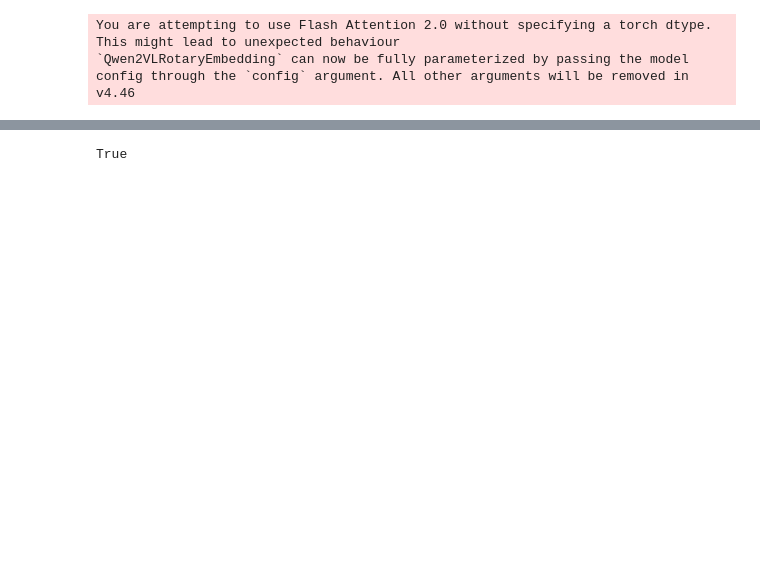
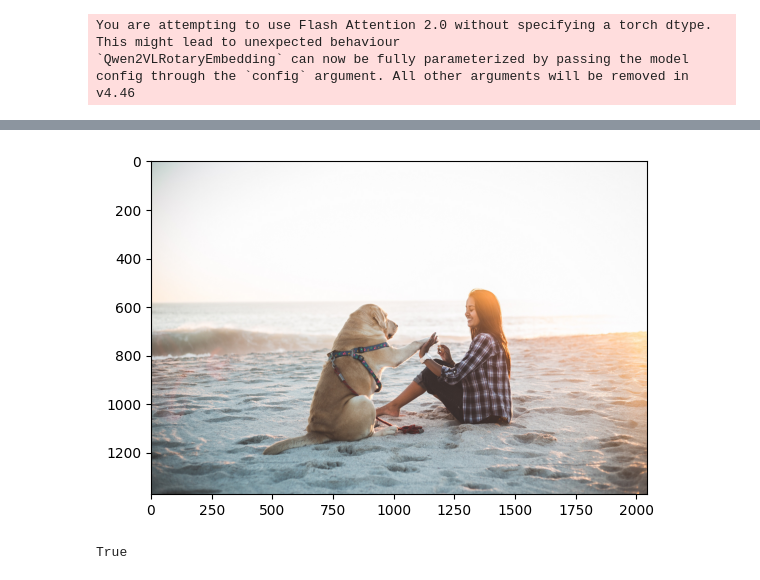
Before and after one commit to tatami-galaxy/vlm-interp, a Jupyter notebook: experiments/notebooks/qwen/qwen_tokens_to_image.ipynb, the cells around one changed output, grey strips where cells are left out. Cells and saved outputs as stored; diff of their text form; code cells hidden in the pictures; blank space fills up the shorter version.

```diff
--- a/experiments/notebooks/qwen/qwen_tokens_to_image.ipynb
+++ b/experiments/notebooks/qwen/qwen_tokens_to_image.ipynb
@@ -80,0 +43,19 @@ print(flatten_patches.shape)
+# %%
+messages = [
+    {
+        "role": "user",
+        "content": [
+            {
+                "type": "image",
+                "image": "https://qianwen-res.oss-cn-beijing.aliyuncs.com/Qwen-VL/assets/demo.jpeg",
+            },
+            {"type": "text", "text": "Describe this image."},
+        ],
+    }
+]
+
+# Preparation for inference
+text = processor.apply_chat_template(
+    messages, tokenize=False, add_generation_prompt=True
+)
+image_inputs, video_inputs = process_vision_info(messages)
@@ -80,0 +112,71 @@ print(flatten_patches.shape)
+# %%
+max_pixels = 12845056
+merge_size = 2
+min_pixels = 3136
+patch_size = 14
+resample = 3
+rescale_factor = 0.00392156862745098
+temporal_patch_size = 2
+
+images = make_flat_list_of_images(image_inputs)
+images = make_list_of_images(images[0])
+images = [to_numpy_array(image) for image in images]
+input_data_format = infer_channel_dimension_format(images[0])
+
+height, width = get_image_size(images[0], channel_dim=input_data_format)
+resized_height, resized_width = height, width
+
+processed_images = []
+for image in images:
+    resized_height, resized_width = smart_resize(
+        height,
+        width,
+        factor=patch_size * merge_size,
+        min_pixels=min_pixels,
+        max_pixels=max_pixels,
+    )
+    image = resize(
+        image, size=(resized_height, resized_width), resample=resample, input_data_format=input_data_format
+    )
+    image = rescale(image, scale=rescale_factor, input_data_format=input_data_format)
+    image = to_channel_dimension_format(image, ChannelDimension.FIRST, input_channel_dim=input_data_format)
+    processed_images.append(image)
+
+patches = np.array(processed_images)
+
+if patches.shape[0] % temporal_patch_size != 0:
+    repeats = np.repeat(patches[-1][np.newaxis], temporal_patch_size - 1, axis=0)
+    patches = np.concatenate([patches, repeats], axis=0)
+
+#print(patches.shape)
+#plt.imshow(patches[1].transpose(1,2,0))
+#raise
+
+channel = patches.shape[1]
+grid_t = patches.shape[0] // temporal_patch_size
+grid_h, grid_w = resized_height // patch_size, resized_width // patch_size
+patches = patches.reshape(
+    grid_t,
+    temporal_patch_size,
+    channel,
+    grid_h // merge_size,
+    merge_size,
+    patch_size,
+    grid_w // merge_size,
+    merge_size,
+    patch_size,
+)
+patches = patches.transpose(0, 3, 6, 4, 7, 2, 1, 5, 8)
+
+# TODO: map to patches
+# patches -> (2, 3, 1372, 2044)
+# 1372*2044 == (98*14) * (146*14)
+# grid_t = 1, grid_h = 98, grid_w = 146
+# patch_size = 14
+# (grid_t * grid_h * grid_w) = 14308, (channel * temporal_patch_size * patch_size * patch_size) = 1176
+flatten_patches = patches.reshape(
+    grid_t * grid_h * grid_w, channel * temporal_patch_size * patch_size * patch_size
+)
+
+print(flatten_patches.shape)
+# %% [output]
@@ -81,3 +185,4 @@ print(flatten_patches.shape)
+[figure, added]
 # %%
 # patches -> 2, 3, 1372, 2044 (image repeated across dim=0, c, h, w)
 # grid_t = 1, grid_h = 98, grid_w = 146
```
Also changed, not shown: parts of 12 cells of this notebook, 3 other files.
